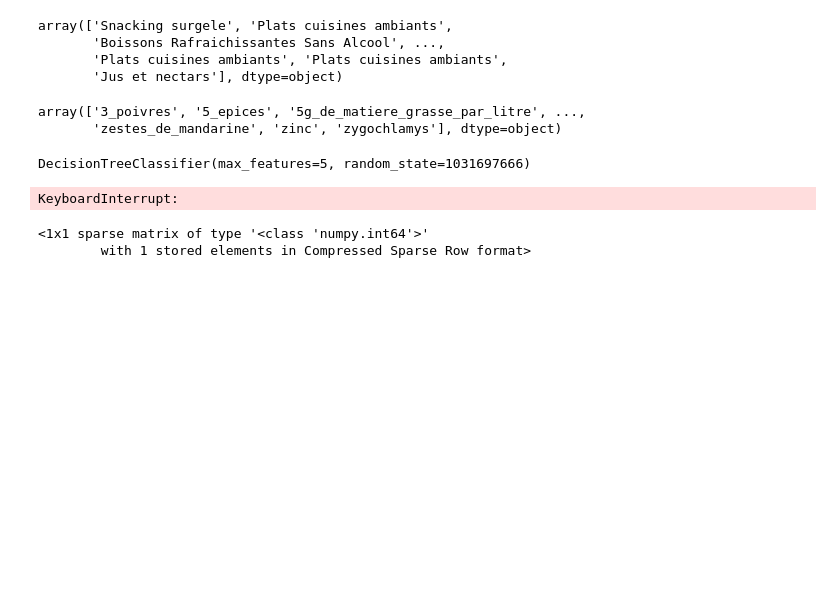
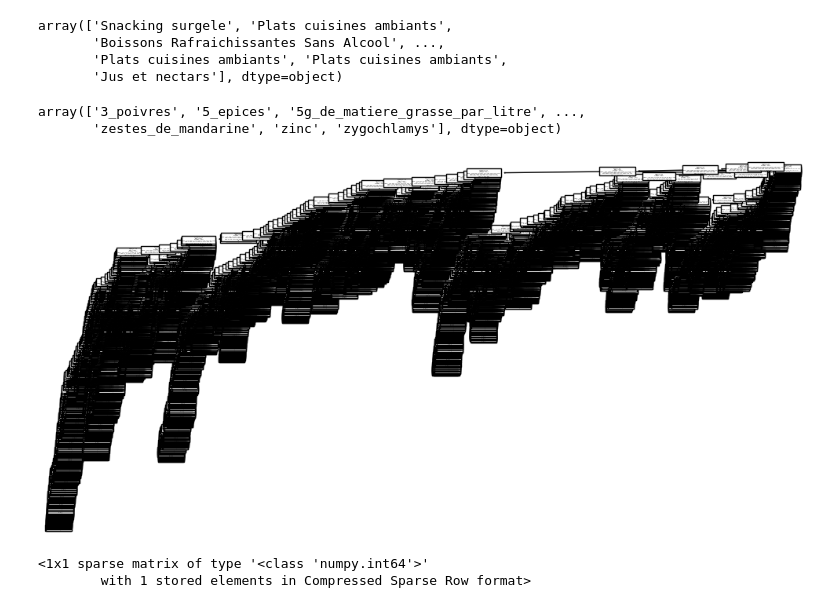
Before and after one commit to Thomasaujoux/food-classification, a Jupyter notebook: models/random_forest.ipynb, the cells around one changed output. Drawn from its saved outputs; the diff is of its cells as text; code cells hidden in the pictures; blank space fills up the shorter version.

```diff
--- a/models/random_forest.ipynb
+++ b/models/random_forest.ipynb
@@ -257,25 +277,18 @@ array(['3_poivres', '5_epices', '5g_de_matiere_grasse_par_litre', ...,
 # %%
 # Import `tree` module
 from sklearn import tree
 
 features = df_features.columns.values # The name of each column
 classes = y_train.values # The name of each class
 # You can also use low, medium and high risks in the same order instead
 # classes = ['low risk', 'medium risk', 'high risk']
 
 for estimator in forest.estimators_:
-    print(estimator)
     plt.figure(figsize=(12,6))
-    tree.plot_tree(estimator,
-                   feature_names=features,
-                   class_names=classes,
-                   fontsize=8,
-                   filled=True,
-                   rounded=True)
+    tree.plot_tree(estimator)
     plt.show()
 # %% [output]
-DecisionTreeClassifier(max_features=5, random_state=1031697666)
-KeyboardInterrupt:
+[figure, added]
 # %%
 vectorizerCount.fit_transform(df[['Ingrédient']])
 # %% [output]
```
Also changed, not shown: parts of 39 cells of this notebook, 6 other files.
